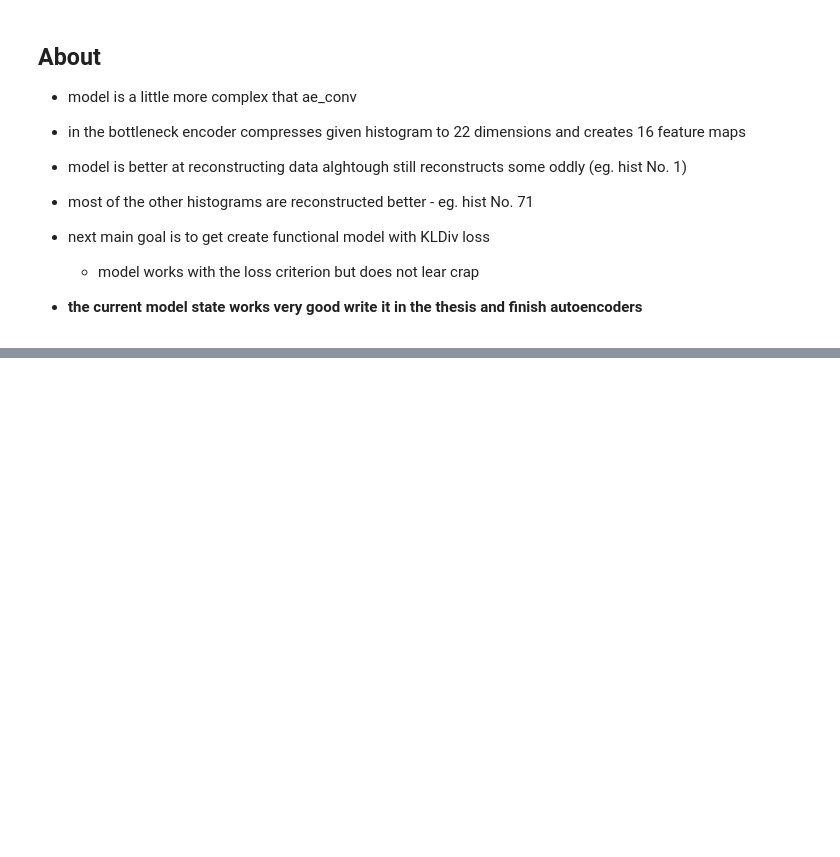
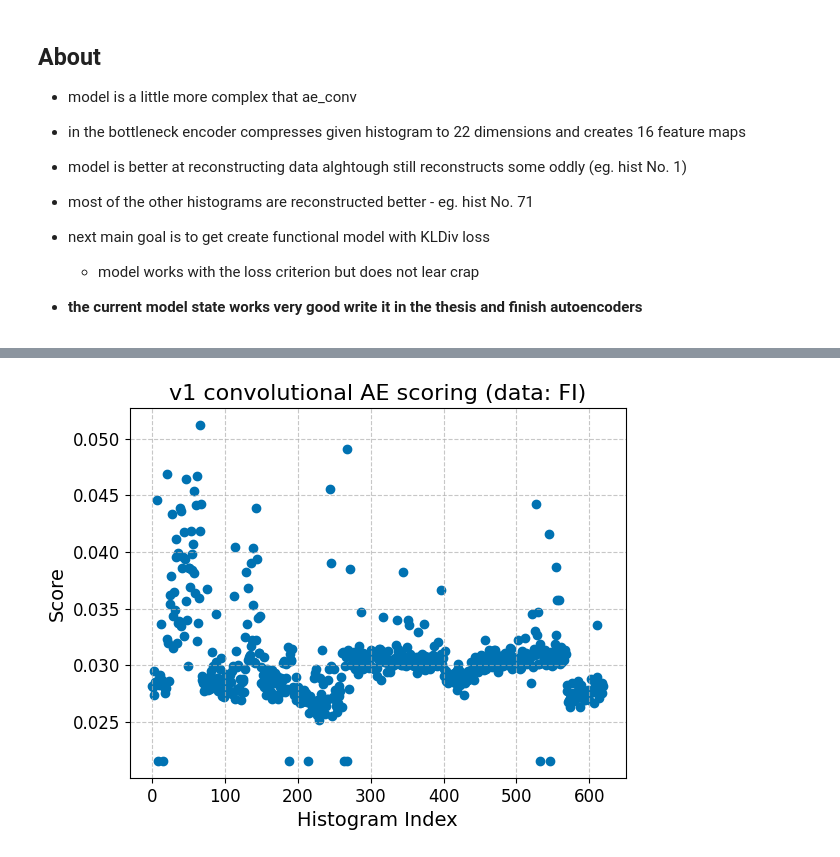
Before and after one commit to jHrdy/vyzkumak, a Jupyter notebook: autoencoders/ae_conv_2.ipynb, the cells around one changed output, grey strips where cells are left out. Saved outputs shown, nothing was run; the diff lists cells and outputs as text; code cells hidden in the pictures; blank space fills up the shorter version.

```diff
--- a/autoencoders/ae_conv_2.ipynb
+++ b/autoencoders/ae_conv_2.ipynb
@@ -43,13 +62,6 @@ class HistDataset(Dataset):
 
         x = x.unsqueeze(0)
         return x
-# %%
-from src.autoencoders import HistDataset
-from torch.utils.data import DataLoader
-
-batch_size = 32
-dataset = HistDataset(dataset)
-dataloader = DataLoader(dataset, batch_size=batch_size, shuffle=False)
 # %%
 pt = dataset[34]
 
@@ -132,0 +224,22 @@ score = eval_and_plot_score(model=ae, dataloader=dataloader, criterion=criterion
+# %%
+from src.autoencoders import eval_and_plot_score
+apply_global_style()
+plt.title("v1 convolutional AE scoring (data: FI)")
+plt.xlabel("Histogram Index")
+plt.ylabel("Score")
+model=ae_conv
+model.eval()
+score = []
+
+with torch.no_grad():
+    for pt in full_dataset:
+        pt = pt.unsqueeze(1)
+        pred = ae_conv(pt)
+        loss = criterion(pred, pt).detach().numpy()
+        score.append(loss)
+
+#score = eval_and_plot_score(model=ae_conv, dataloader=dataloader, criterion=criterion)
+plt.scatter(range(len(score)), score)
+plt.show()
+# %% [output]
+[figure, added]
```
Also changed, not shown: parts of 20 cells of this notebook, 13 other files.
